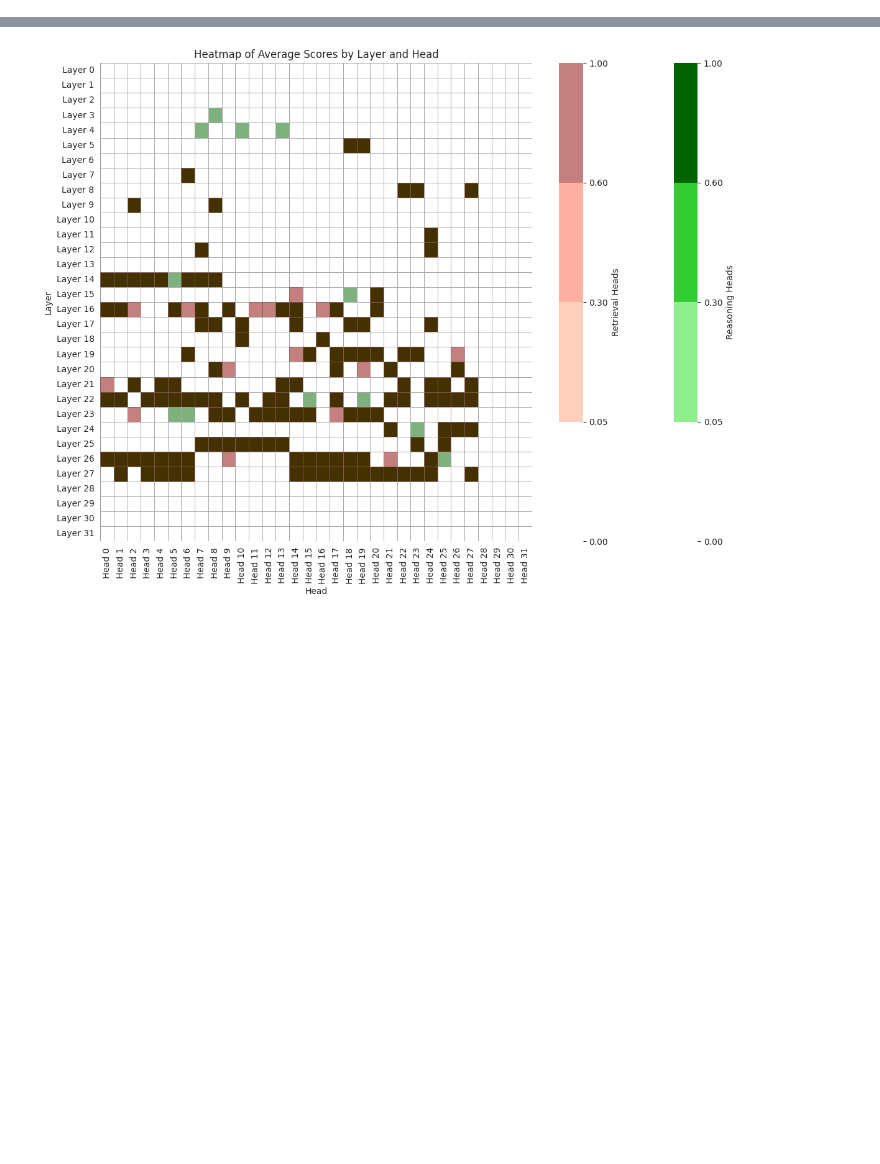
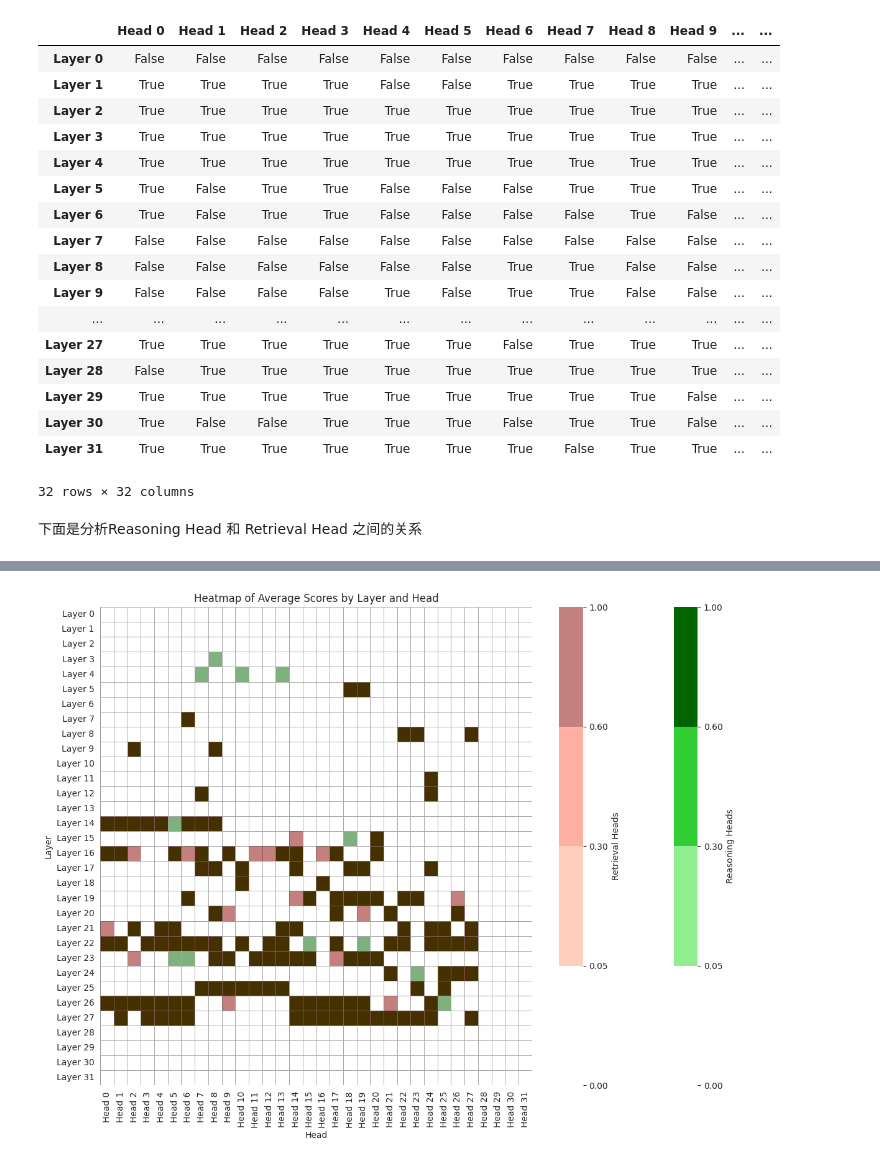
Before and after one commit to ZetangForward/MyRLHF, a Jupyter notebook: reetrievalheaddetect/viz/viz_head.ipynb, the cells around one changed output, grey strips where cells are left out. Saved outputs shown, nothing was run; the diff lists cells and outputs as text; code cells hidden in the pictures; blank space fills up the shorter version.

```diff
--- a/reetrievalheaddetect/viz/viz_head.ipynb
+++ b/reetrievalheaddetect/viz/viz_head.ipynb
@@ -15,3 +83,26 @@ ModelZipper is ready for launch🚀 | Current Version🦄 >>> 0.2.7 <<< | AOE Ti
+# %%
+succ_heads > succ_heads.mean()
+# %% [output]
+|  | Head 0 | Head 1 | Head 2 | Head 3 | Head 4 | Head 5 | Head 6 | Head 7 | Head 8 | Head 9 | ... | ... |
+| Layer 0 | False | False | False | False | False | False | False | False | False | False | ... | ... |
+| Layer 1 | True | True | True | True | False | False | True | True | True | True | ... | ... |
+| Layer 2 | True | True | True | True | True | True | True | True | True | True | ... | ... |
+| Layer 3 | True | True | True | True | True | True | True | True | True | True | ... | ... |
+| Layer 4 | True | True | True | True | True | True | True | True | True | True | ... | ... |
+| Layer 5 | True | False | True | True | False | False | False | True | True | True | ... | ... |
+| Layer 6 | True | False | True | True | False | False | False | False | True | False | ... | ... |
+| Layer 7 | False | False | False | False | False | False | False | False | False | False | ... | ... |
+| Layer 8 | False | False | False | False | False | False | True | True | False | False | ... | ... |
+| Layer 9 | False | False | False | False | True | False | True | True | False | False | ... | ... |
+| ... | ... | ... | ... | ... | ... | ... | ... | ... | ... | ... | ... | ... |
+| Layer 27 | True | True | True | True | True | True | False | True | True | True | ... | ... |
+| Layer 28 | False | True | True | True | True | True | True | True | True | True | ... | ... |
+| Layer 29 | True | True | True | True | True | True | True | True | True | False | ... | ... |
+| Layer 30 | True | False | False | True | True | True | False | True | True | False | ... | ... |
+| Layer 31 | True | True | True | True | True | True | True | False | True | True | ... | ... |
+32 rows × 32 columns
+# %% [markdown]
+下面是分析Reasoning Head 和 Retrieval Head 之间的关系
 # %%
 # head_reasoning_file = "/data/zecheng/acl2025/MyRLHF/RetrievalHead/reetrievalheaddetect/head_score/q3_inf_diff_pos/Meta-Llama-3.1-8B-Instruct.json"
 # head_score_file = "/data/zecheng/acl2025/MyRLHF/RetrievalHead/reetrievalheaddetect/head_score/niah_retrieval/Meta-Llama-3.1-8B-Instruct.json"
```
Also changed, not shown: parts of 4 cells of this notebook, 5 other files.
